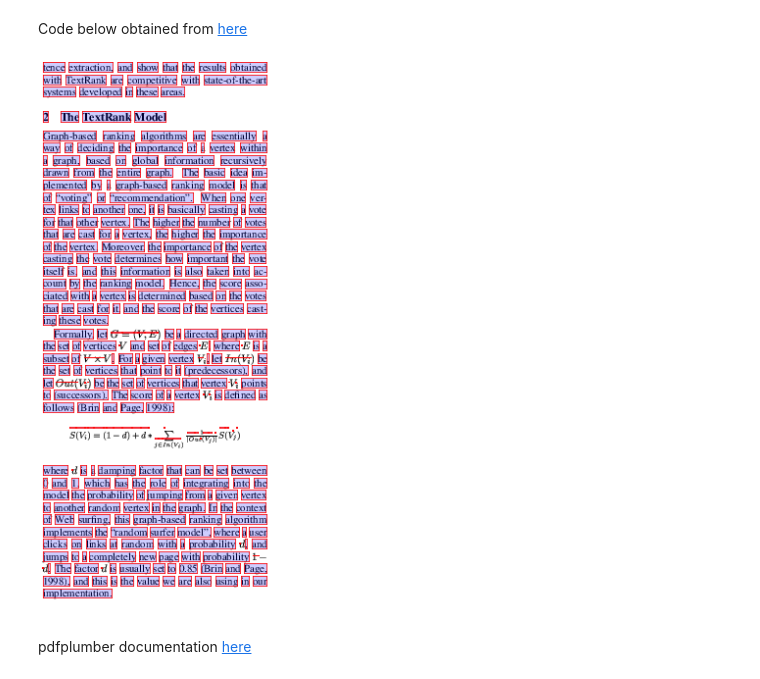
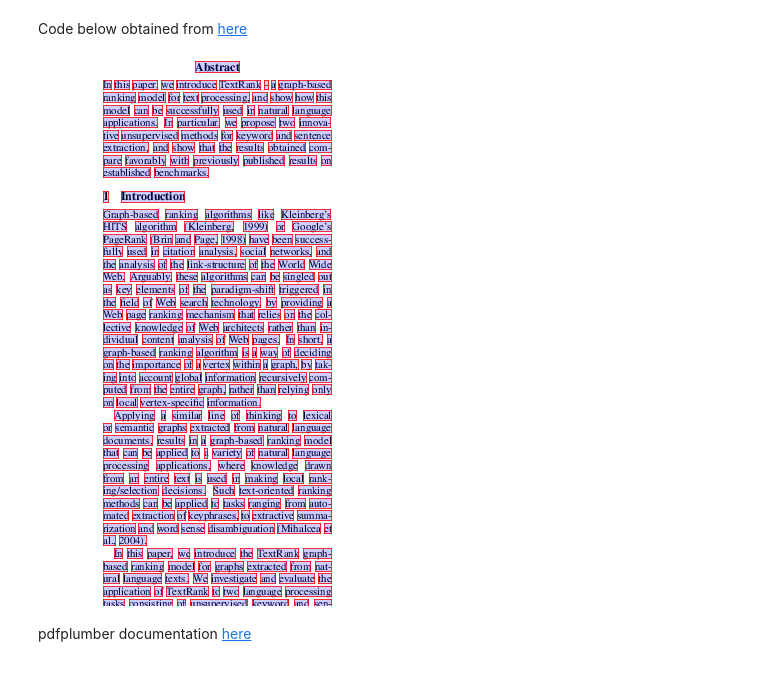
Before and after one commit to perez-kay/paper-summarizer, a Jupyter notebook: Cleaning Papers.ipynb, the cells around one changed output. Drawn from its saved outputs; the diff is of its cells as text; code cells hidden in the pictures.

```diff
--- a/Cleaning Papers.ipynb
+++ b/Cleaning Papers.ipynb
@@ -65,35 +68,35 @@ def convert_pdf_to_text(path):
 # I'll also need to write a version of this for single column papers, but that should be easier
 
 import pdfplumber
 
 
 
 # read the pdf
 with pdfplumber.open("test papers/textrank algorithm paper.pdf") as pdf:
     # get the first page
     page = pdf.pages[0]
 
     # crop the left and right columns, excluding the top header (which is exclusive to the first page)
     left = page.crop((0, 0.21 *  page.height, 0.5 * float(page.width), 0.9 * float(page.height)))
     right = page.crop((0.5 * page.width, 0.21 * page.height, page.width, 0.93 * page.height))
 
     # this converts the right colummn of the page to an image, used for debugging purposes
-    img = right.to_image()
+    img = left.to_image()
 
     # also for debugging. It shows the boxes for each word on the page
     img.draw_rects(page.extract_words(x_tolerance=2))
 
     # extract the text from the left and right columns
     l_text = left.extract_text(x_tolerance=1.5)
     r_text = right.extract_text(x_tolerance=1.5)
 
     # merge them together
     text = l_text + " " + r_text
 
 # display right column img for debugging
 img
 # %% [output]
-[figure, old version]
+[figure, new version]
 # %% [markdown]
 pdfplumber documentation [here](https://github.com/jsvine/pdfplumber)
 # %%
```
Also changed, not shown: parts of 4 cells of this notebook.
